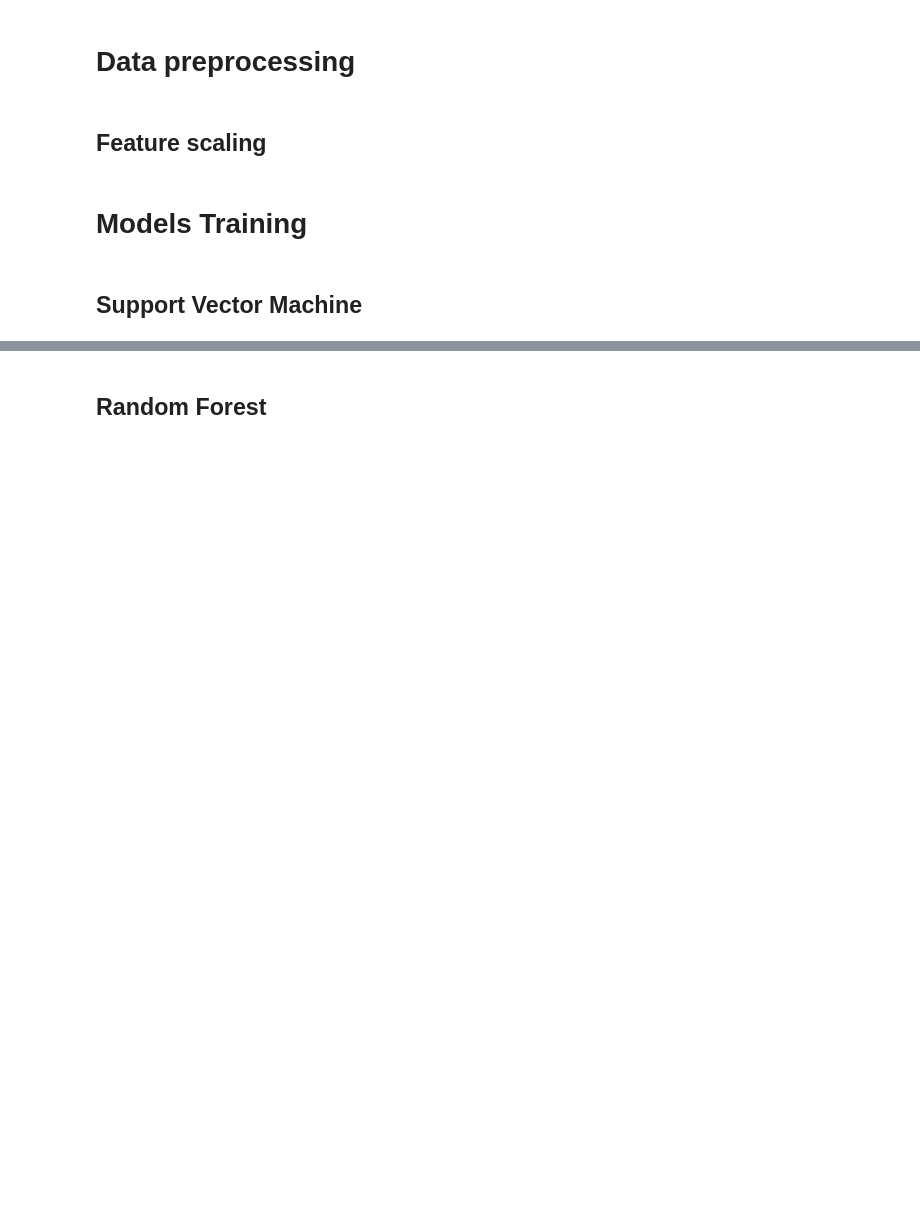
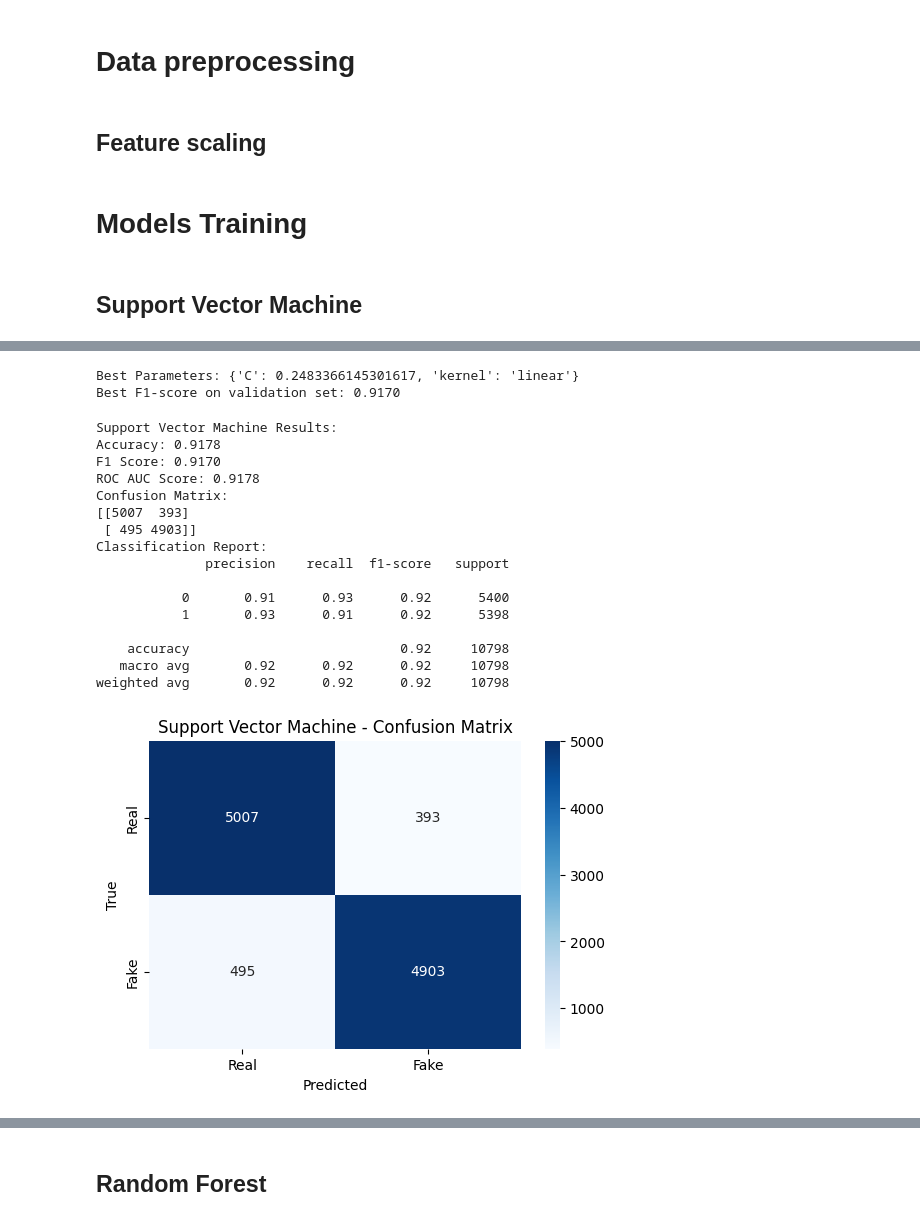
Before and after one commit to Gabriele1312/DeepFakePhishing, a Jupyter notebook: Notebook/MLclassifier.ipynb, the cells around one changed output, grey strips where cells are left out. Saved outputs shown, nothing was run; the diff lists cells and outputs as text; code cells hidden in the pictures; blank space fills up the shorter version.

Commit message:
SVM Training

```diff
--- a/Notebook/MLclassifier.ipynb
+++ b/Notebook/MLclassifier.ipynb
@@ -550,3 +550,34 @@ X_test_scaled = scaler.transform(X_test)
 # Models Training
 # %% [markdown]
 ## Support Vector Machine
+# %%
+# Hyperparameter tuning
+
+def objective(trial):
+    # Hyperparameters to tune
+    C = trial.suggest_loguniform('C', 1e-3, 1e2)
+    kernel = trial.suggest_categorical('kernel', ['linear', 'rbf', 'poly', 'sigmoid'])
+    degree = trial.suggest_int('degree', 2, 5) if kernel == 'poly' else 3
+    gamma = trial.suggest_loguniform('gamma', 1e-4, 1e1) if kernel in ['rbf', 'poly', 'sigmoid'] else 'scale'
+    coef0 = trial.suggest_uniform('coef0', 0.0, 1.0) if kernel in ['poly', 'sigmoid'] else 0.0
+
+    # SVM classifier with the suggested hyperparameters
+    svc = SVC(
+        C=C,
+        kernel=kernel,
+        degree=degree,
+        gamma=gamma,
+        coef0=coef0,
+        random_state=42
+    )
+
+    svc.fit(X_train_scaled, y_train)
+    y_val_pred = svc.predict(X_val_scaled)
+
+    score = f1_score(y_val, y_val_pred)
+    return score
+
+
+# Create an Optuna study
+study_svm = optuna.create_study(direction='maximize')
+study_svm.optimize(objective, n_trials=50)
@@ -552,0 +604,33 @@ X_test_scaled = scaler.transform(X_test)
+# %%
+print(f"Best Parameters: {study_svm.best_params}")
+print(f"Best F1-score on validation set: {study_svm.best_value:.4f}")
+# %% [output]
+Best Parameters: {'C': 0.2483366145301617, 'kernel': 'linear'}
+Best F1-score on validation set: 0.9170
+# %%
+# Train the best SVM
+best_svm_model = SVC(**study_svm.best_params)
+best_svm_model.fit(X_train_scaled, y_train)
+
+# Evaluate the SVM model on validation set
+y_pred_svm = best_svm_model.predict(X_val_scaled)
+
+evaluate_model(y_val, y_pred_svm , "Support Vector Machine")
+# %% [output]
+Support Vector Machine Results:
+Accuracy: 0.9178
+F1 Score: 0.9170
+ROC AUC Score: 0.9178
+Confusion Matrix:
+[[5007  393]
+ [ 495 4903]]
+Classification Report:
+              precision    recall  f1-score   support
+
+           0       0.91      0.93      0.92      5400
+           1       0.93      0.91      0.92      5398
+
+    accuracy                           0.92     10798
+   macro avg       0.92      0.92      0.92     10798
+weighted avg       0.92      0.92      0.92     10798
+[figure, added]
```
Also changed, not shown: parts of 5 cells of this notebook.
